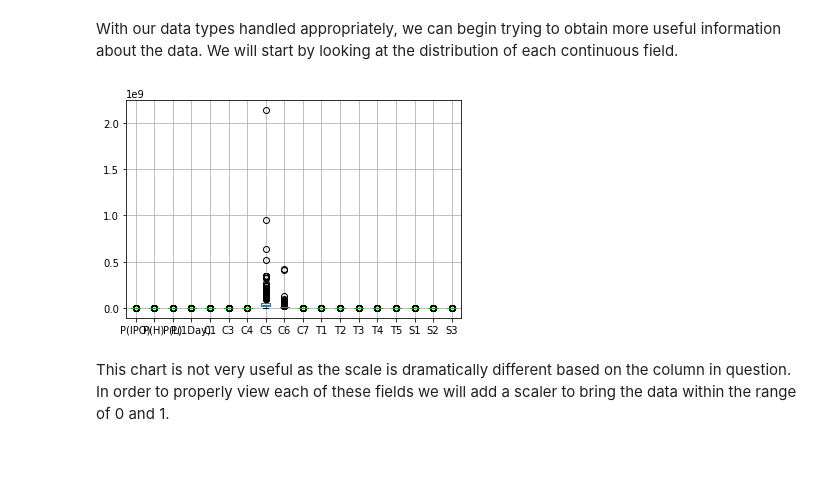
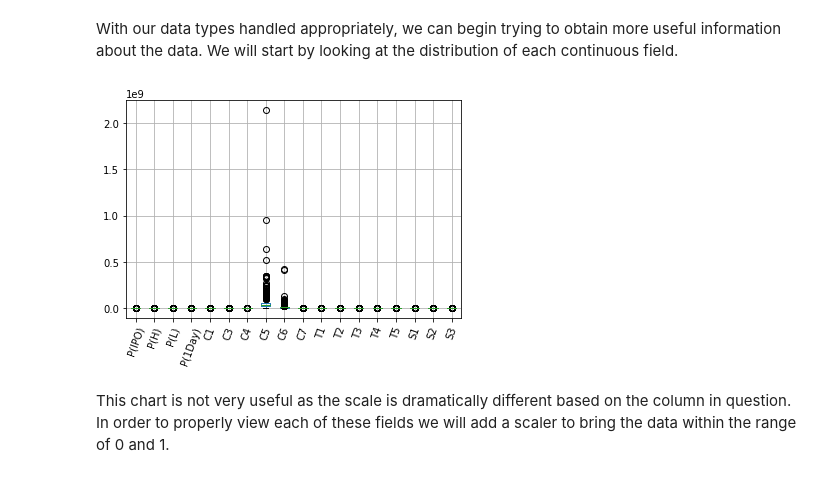
Before and after one commit to fairfield-university-ba545/project1-archana-s-team, a Jupyter notebook: project_1_submission.ipynb, the cells around one changed output. Cells and saved outputs as stored; diff of their text form; code cells hidden in the pictures.

```diff
--- a/project_1_submission.ipynb
+++ b/project_1_submission.ipynb
@@ -327,10 +338,10 @@ data['I3'] = data['I3'].astype(np.float64)
 # %% [markdown]
 With our data types handled appropriately, we can begin trying to obtain more useful information about the data. We will start by looking at the distribution of each continuous field.
 # %%
-data[[i for i in data.columns if i not in ['I1','I2','I3', 'C2', 'data_updated']]].boxplot()
+data[[i for i in data.columns if i not in ['I1','I2','I3', 'C2', 'data_updated']]].boxplot(rot=70)
 plt.show()
 # %% [output]
-[figure, old version]
+[figure, new version]
 # %% [markdown]
 This chart is not very useful as the scale is dramatically different based on the column in question. In order to properly view each of these fields we will add a scaler to bring the data within the range of 0 and 1.
 # %%
```
Also changed, not shown: parts of 35 cells of this notebook, 4 other files.
